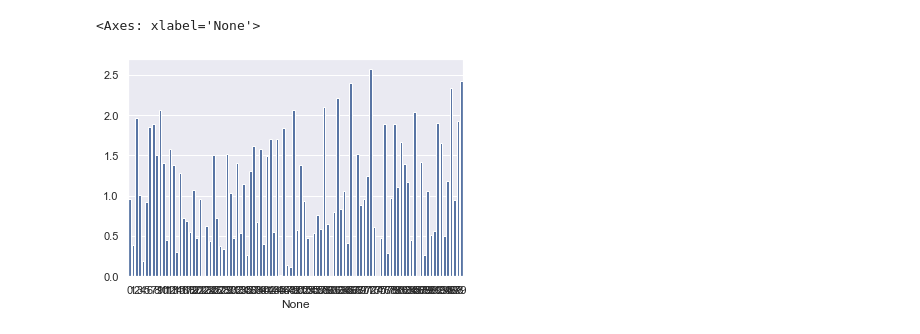
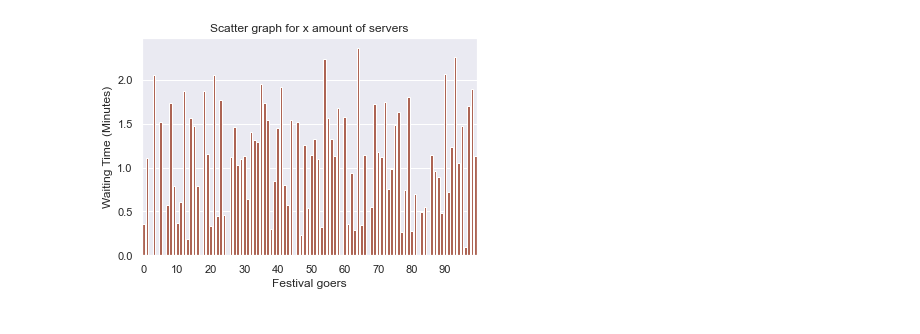
Before and after one commit to beavargas/Festivals-simulation-FYP, a Jupyter notebook: Visualization.ipynb, the cells around one changed output. Drawn from its saved outputs; the diff is of its cells as text; code cells hidden in the pictures.

```diff
--- a/Visualization.ipynb
+++ b/Visualization.ipynb
@@ -2,7 +2,9 @@
 import seaborn as sns
 import json
 import pandas as pd
-import matplotlib as plt
+import matplotlib.pyplot as plt
+
+sns.set_theme(style="darkgrid")
 # %%
 # function to load the simulation data from the json file
 def load_config(file_path):
@@ -26,4 +28,5 @@ df.head()
 # The following plot shows the waiting times for all the festival goers for each number of servers in the system
 
 df_melted = pd.melt(df, value_name="Waiting Time", ignore_index=False)
-sns.scatterplot(data=df_melted, x=df_melted.index, y="Waiting Time")
+# sns.scatterplot(data=df_melted, x=df_melted.index, y="Waiting Time")
+df.index = df.index + 1 # this switches the x-axis labels to strat from 1 instead of 0
@@ -33,9 +47,17 @@ sns.scatterplot(data=df_melted, x=df_melted.index, y="Waiting Time")
 # %%
 # PLotting the scatter graph for x amount of servers.
 # We extract a row from the dataframe and plot the waiting time on the y axis and the festival goer on the x axis
 selected_row = df.iloc[5]
 #sns.scatterplot(x=selected_row.index, y=selected_row.values)
-sns.barplot(x=selected_row.index, y= selected_row.values )
+bx = sns.barplot(x=selected_row.index, y= selected_row.values, color="#bc5a45" )
+
+bxticks_interval =10
+blabels = bx.get_xticks()[::bxticks_interval]
+bx.set_xticks(blabels)
+
+plt.title("Scatter graph for x amount of servers")
+plt.xlabel("Festival goers")
+plt.ylabel("Waiting Time (Minutes)")
+plt.show()
 # %% [output]
-<Axes: xlabel='None'>
-[figure, old version]
+[figure, new version]
```
Also changed, not shown: parts of 4 cells of this notebook, 2 other files.
